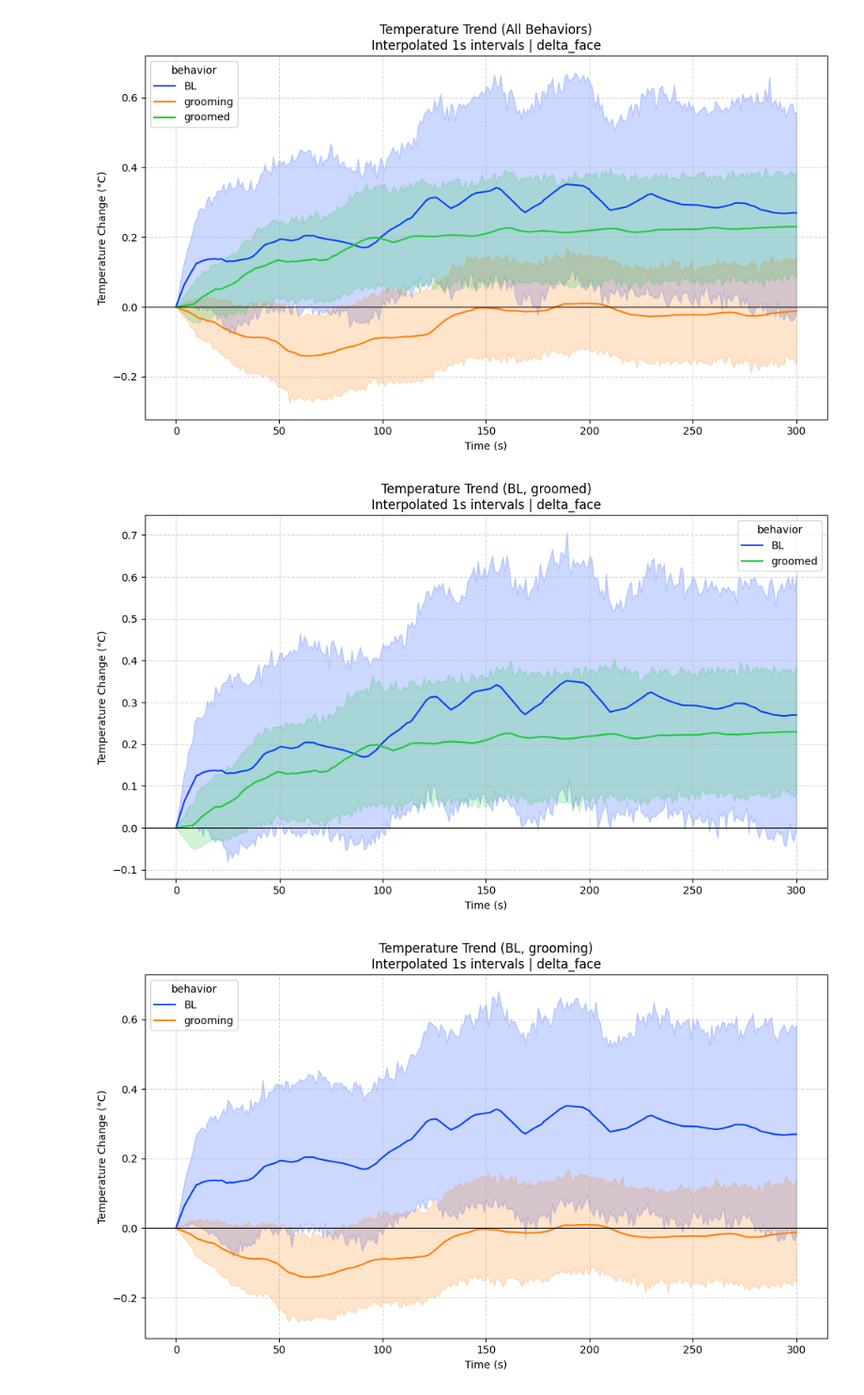
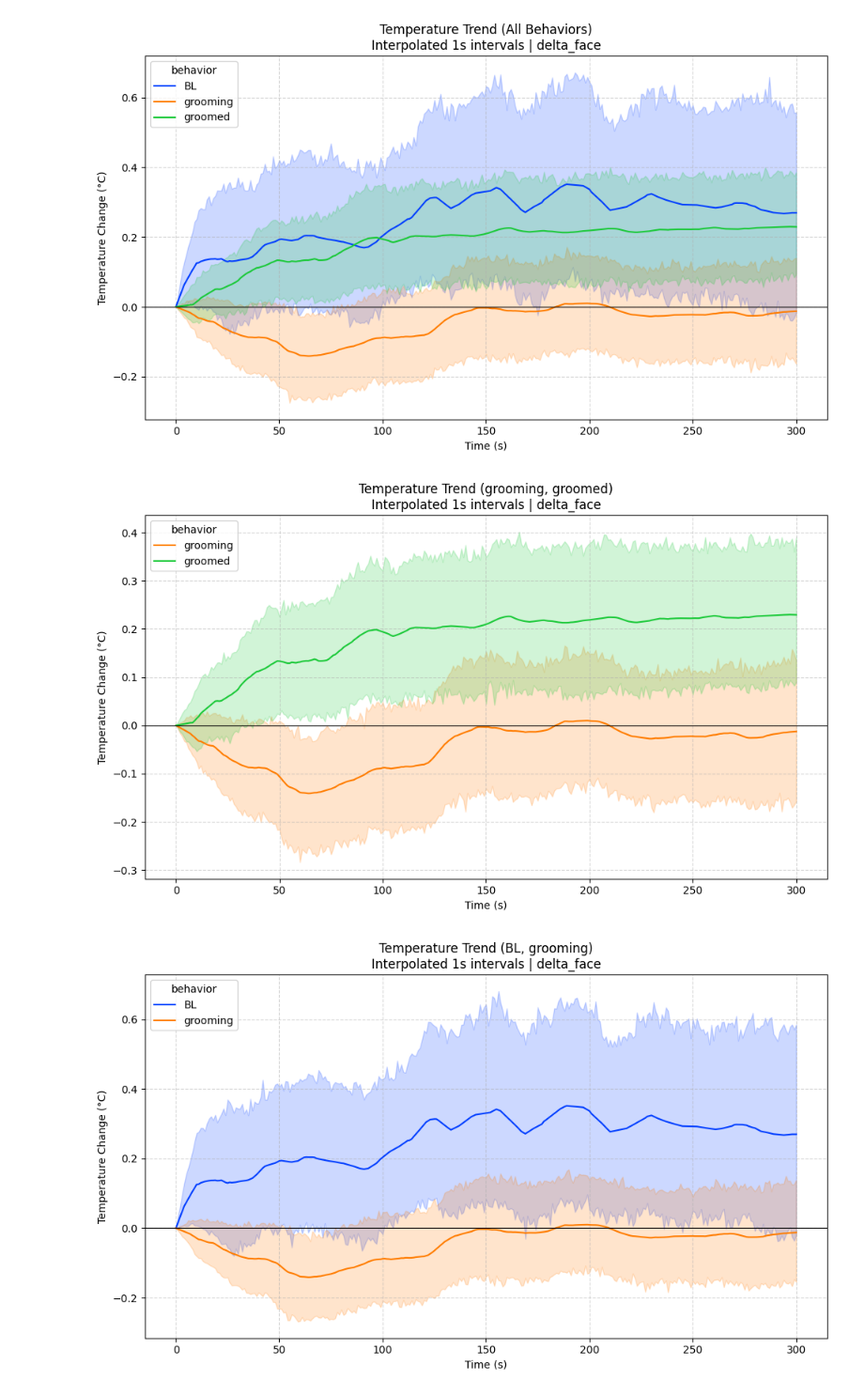
Before and after one commit to Yasui-kyoto/Monkey_Aggression, a Jupyter notebook: notebooks/03_aim_1/aim_01.ipynb, the cells around one changed output. Shown at 94% size. Saved outputs shown, nothing was run; the diff lists cells and outputs as text; code cells hidden in the pictures.

```diff
--- a/notebooks/03_aim_1/aim_01.ipynb
+++ b/notebooks/03_aim_1/aim_01.ipynb
@@ -74,10 +74,10 @@ full_delta_face_df = self.plot_smoothed_behavior_comparison(
 [figure]
 # %%
 full_delta_face_df = self.plot_smoothed_behavior_comparison(
-    delta_df_1s, y_column='delta_face', target_behaviors=['BL', 'groomed']
+    delta_df_1s, y_column='delta_face', target_behaviors=['grooming', 'groomed']
 )
 # %% [output]
-[figure, old version]
+[figure, new version]
 # %%
 full_delta_face_df = self.plot_smoothed_behavior_comparison(
     delta_df_1s, y_column='delta_face', target_behaviors=['BL', 'grooming']
```
Also changed, not shown: 1 other file.
